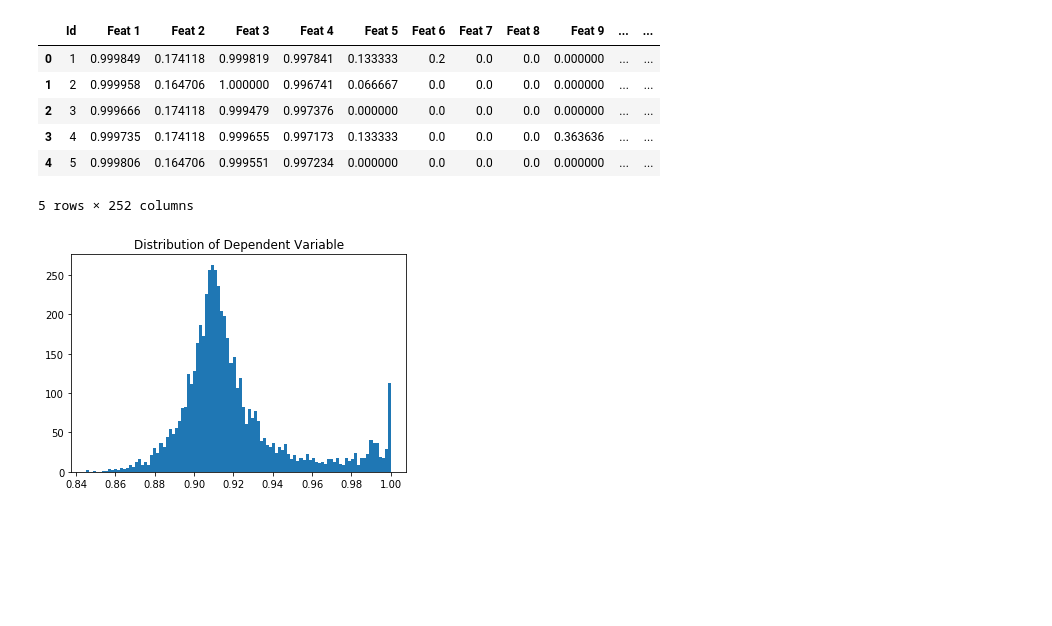
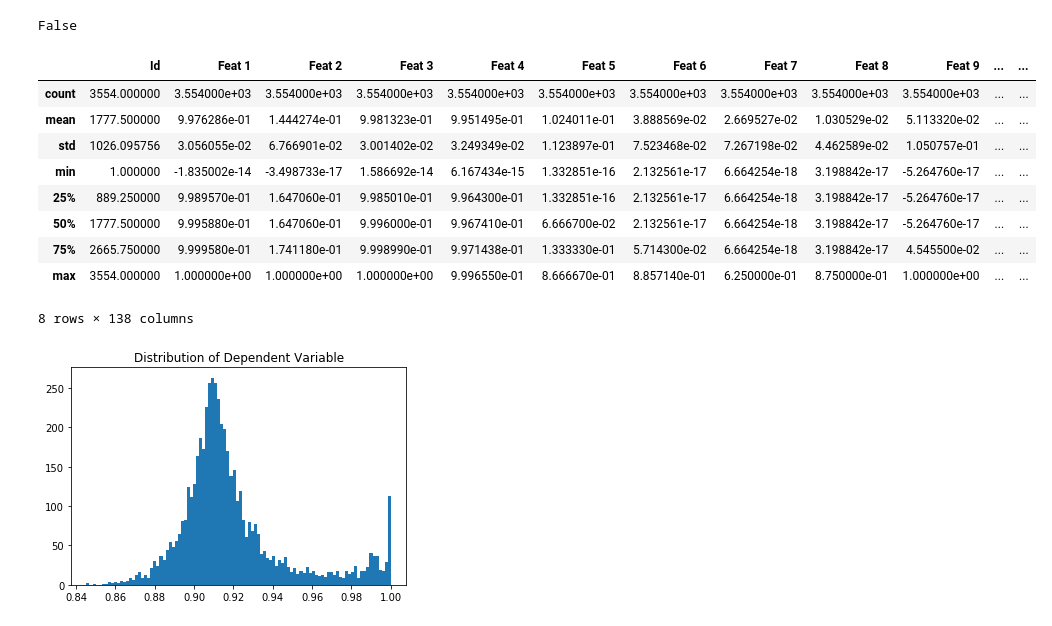
Before and after one commit to MikeBao99/cs181-practicals, a Jupyter notebook: P1/sample.ipynb, the cells around one changed output. Saved outputs shown, nothing was run; the diff lists cells and outputs as text; code cells hidden in the pictures; blank space fills up the shorter version.

```diff
--- a/P1/sample.ipynb
+++ b/P1/sample.ipynb
@@ -25,3 +26,11 @@ turn_on_feature_selection = True
 # Load training and test sets (assumes you have these in current working directory)
 train = pd.read_csv("train.csv")
 test = pd.read_csv("test.csv")
+# %%
+columns = []
+for column in train.columns:
+    if train[column].mean() > 0 and train[column].astype(bool).sum(axis=0) > 50:
+        columns.append(column)
+train = train[columns]
+test = test[columns[:-1]]
+len(columns)
@@ -28,3 +39,8 @@ test = pd.read_csv("test.csv")
+# %%
+for column in train.columns:
+    if column != 'Target' and column != 'Id':
+        train[column] = (train[column] - train[column].mean())/train[column].std()
+        test[column] = (test[column] - train[column].mean())/train[column].std()
 # %%
 # Inspect training set
 train.head()
@@ -52,14 +68,21 @@ train.describe()
+# %%
+train.isna().any().any()
+# %% [output]
+False
 # %%
 # Inspect test set
-test.head()
+test.describe()
 # %% [output]
 |  | Id | Feat 1 | Feat 2 | Feat 3 | Feat 4 | Feat 5 | Feat 6 | Feat 7 | Feat 8 | Feat 9 | ... | ... |
-| 0 | 1 | 0.999849 | 0.174118 | 0.999819 | 0.997841 | 0.133333 | 0.2 | 0.0 | 0.0 | 0.000000 | ... | ... |
-| 1 | 2 | 0.999958 | 0.164706 | 1.000000 | 0.996741 | 0.066667 | 0.0 | 0.0 | 0.0 | 0.000000 | ... | ... |
-| 2 | 3 | 0.999666 | 0.174118 | 0.999479 | 0.997376 | 0.000000 | 0.0 | 0.0 | 0.0 | 0.000000 | ... | ... |
-| 3 | 4 | 0.999735 | 0.174118 | 0.999655 | 0.997173 | 0.133333 | 0.0 | 0.0 | 0.0 | 0.363636 | ... | ... |
-| 4 | 5 | 0.999806 | 0.164706 | 0.999551 | 0.997234 | 0.000000 | 0.0 | 0.0 | 0.0 | 0.000000 | ... | ... |
+| count | 3554.000000 | 3.554000e+03 | 3.554000e+03 | 3.554000e+03 | 3.554000e+03 | 3.554000e+03 | 3.554000e+03 | 3.554000e+03 | 3.554000e+03 | 3.554000e+03 | ... | ... |
+| mean | 1777.500000 | 9.976286e-01 | 1.444274e-01 | 9.981323e-01 | 9.951495e-01 | 1.024011e-01 | 3.888569e-02 | 2.669527e-02 | 1.030529e-02 | 5.113320e-02 | ... | ... |
+| std | 1026.095756 | 3.056055e-02 | 6.766901e-02 | 3.001402e-02 | 3.249349e-02 | 1.123897e-01 | 7.523468e-02 | 7.267198e-02 | 4.462589e-02 | 1.050757e-01 | ... | ... |
+| min | 1.000000 | -1.835002e-14 | -3.498733e-17 | 1.586692e-14 | 6.167434e-15 | 1.332851e-16 | 2.132561e-17 | 6.664254e-18 | 3.198842e-17 | -5.264760e-17 | ... | ... |
+| 25% | 889.250000 | 9.989570e-01 | 1.647060e-01 | 9.985010e-01 | 9.964300e-01 | 1.332851e-16 | 2.132561e-17 | 6.664254e-18 | 3.198842e-17 | -5.264760e-17 | ... | ... |
+| 50% | 1777.500000 | 9.995880e-01 | 1.647060e-01 | 9.996000e-01 | 9.967410e-01 | 6.666700e-02 | 2.132561e-17 | 6.664254e-18 | 3.198842e-17 | -5.264760e-17 | ... | ... |
+| 75% | 2665.750000 | 9.999580e-01 | 1.741180e-01 | 9.998990e-01 | 9.971438e-01 | 1.333330e-01 | 5.714300e-02 | 6.664254e-18 | 3.198842e-17 | 4.545500e-02 | ... | ... |
+| max | 3554.000000 | 1.000000e+00 | 1.000000e+00 | 1.000000e+00 | 9.996550e-01 | 8.666670e-01 | 8.857140e-01 | 6.250000e-01 | 8.750000e-01 | 1.000000e+00 | ... | ... |
-5 rows × 252 columns
+8 rows × 138 columns
 # %%
 # Explore distribution of target
 plt.hist(train['Target'], bins = 100)
```
Also changed, not shown: parts of 28 cells of this notebook, 4 other files.
